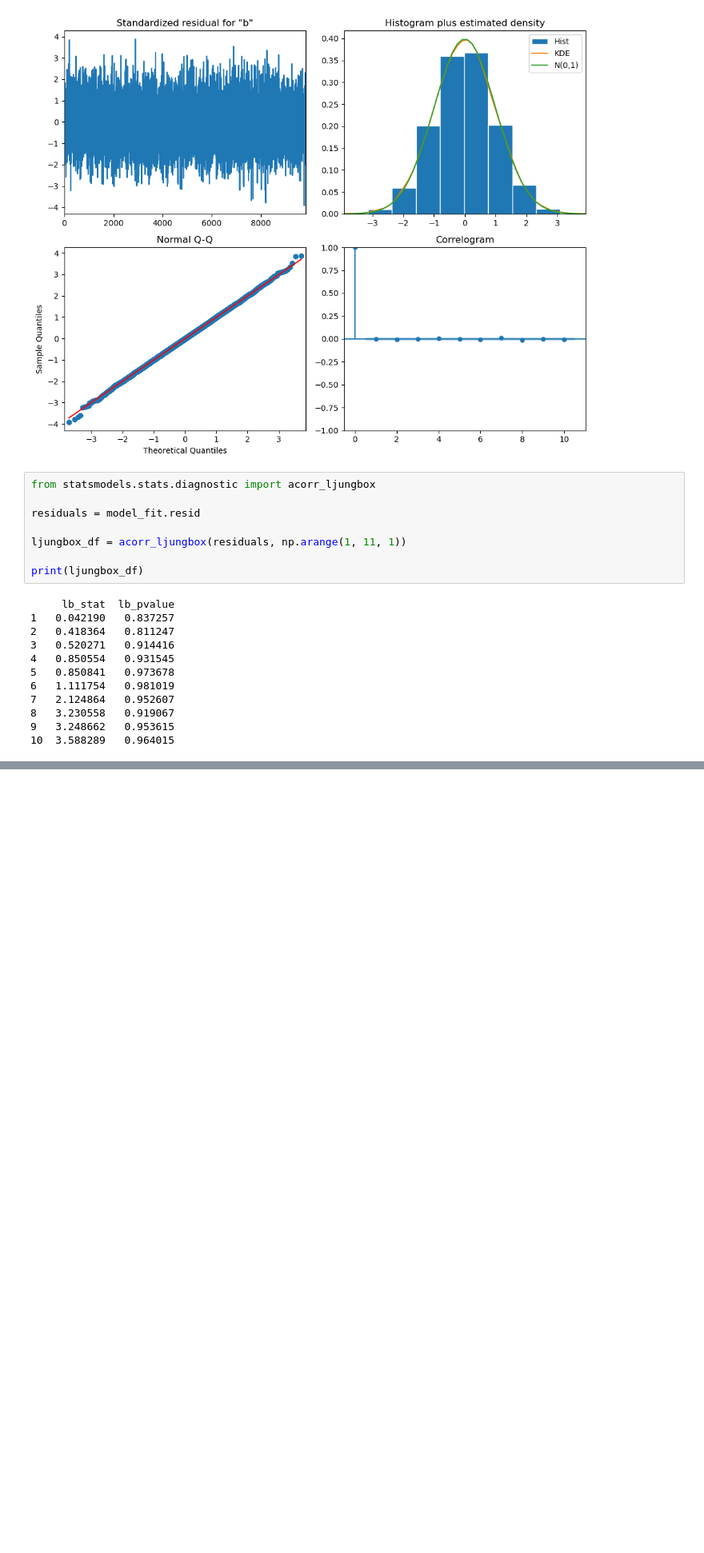
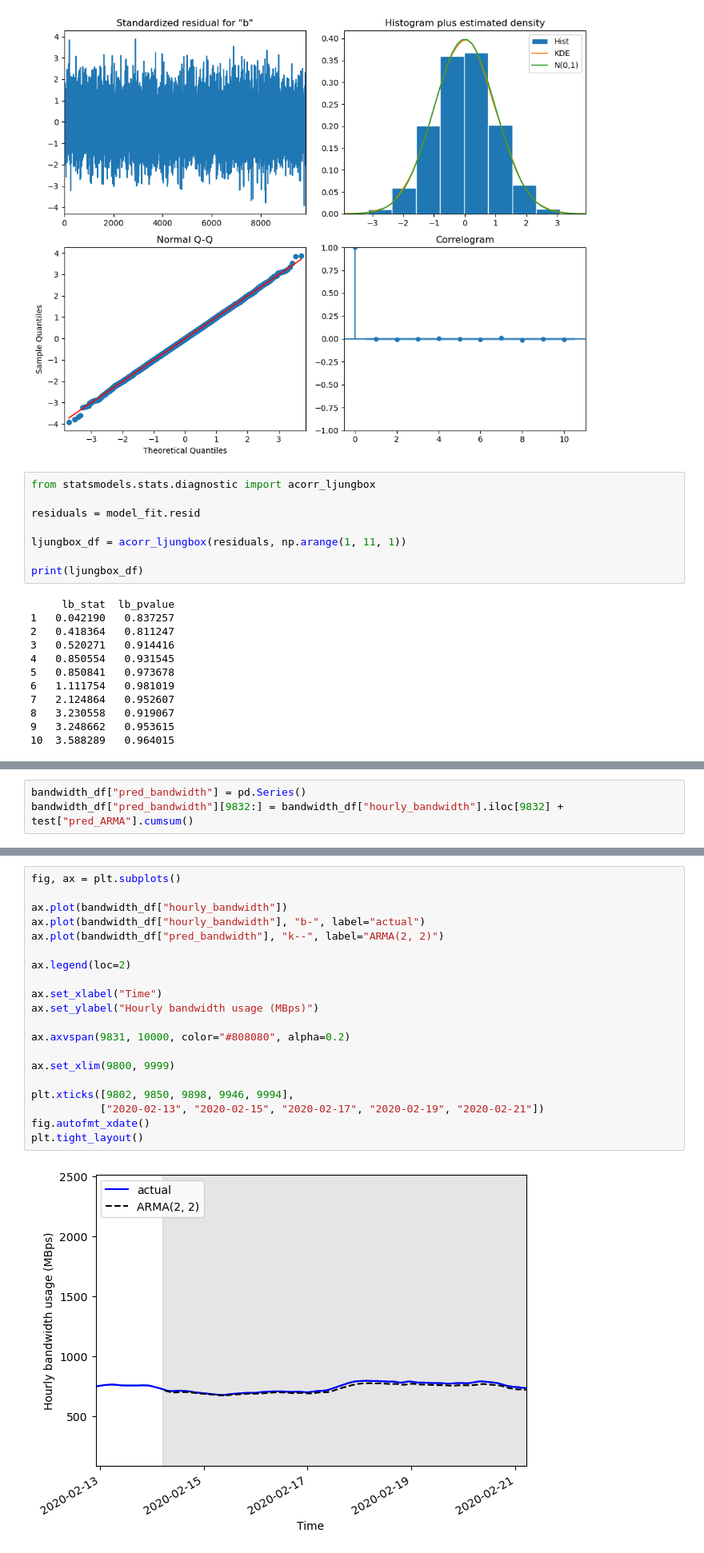
Before and after one commit to Alexa201228/timeseriesPracticeML, a Jupyter notebook: ARMA_model.ipynb, the cells around one changed output, grey strips where cells are left out. Shown: that part at 80% size. Cells and saved outputs as stored; diff of their text form; blank space fills up the shorter version.

```diff
--- a/ARMA_model.ipynb
+++ b/ARMA_model.ipynb
@@ -288,0 +390,3 @@ print(ljungbox_df)
+# %%
+bandwidth_df["pred_bandwidth"] = pd.Series()
+bandwidth_df["pred_bandwidth"][9832:] = bandwidth_df["hourly_bandwidth"].iloc[9832] + test["pred_ARMA"].cumsum()
@@ -288,0 +407,22 @@ print(ljungbox_df)
+# %%
+fig, ax = plt.subplots()
+
+ax.plot(bandwidth_df["hourly_bandwidth"])
+ax.plot(bandwidth_df["hourly_bandwidth"], "b-", label="actual")
+ax.plot(bandwidth_df["pred_bandwidth"], "k--", label="ARMA(2, 2)")
+
+ax.legend(loc=2)
+
+ax.set_xlabel("Time")
+ax.set_ylabel("Hourly bandwidth usage (MBps)")
+
+ax.axvspan(9831, 10000, color="#808080", alpha=0.2)
+
+ax.set_xlim(9800, 9999)
+
+plt.xticks([9802, 9850, 9898, 9946, 9994],
+           ["2020-02-13", "2020-02-15", "2020-02-17", "2020-02-19", "2020-02-21"])
+fig.autofmt_xdate()
+plt.tight_layout()
+# %% [output]
+[figure, added]
```
Also changed, not shown: parts of 8 cells of this notebook.
